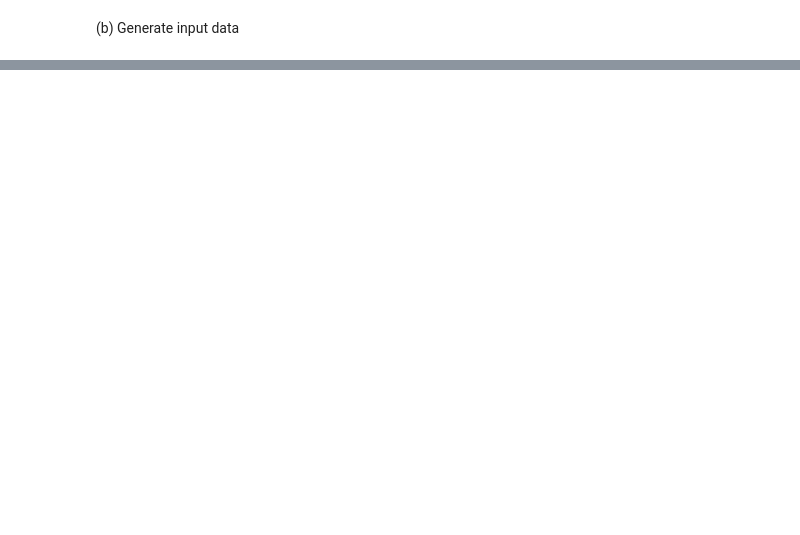
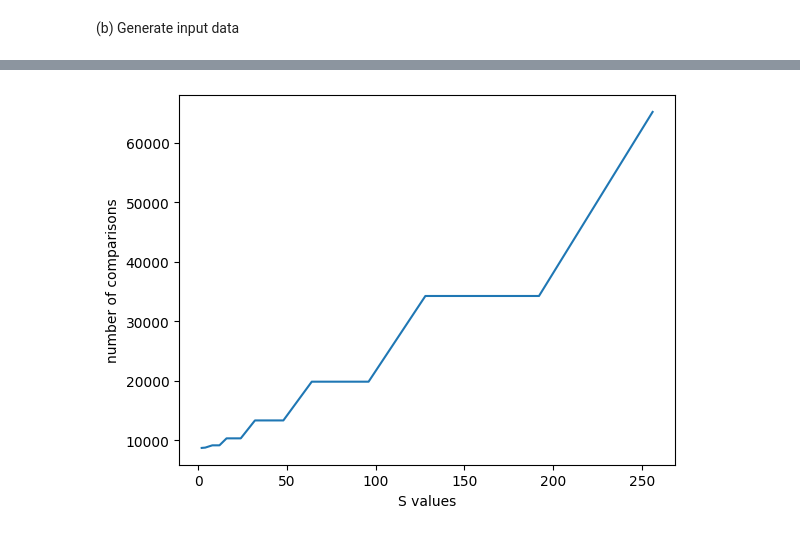
Before and after one commit to Shoterjust/SC2001-Projects, a Jupyter notebook: Project 1/SMAC_grp4.ipynb, the cells around one changed output, grey strips where cells are left out. Saved outputs shown, nothing was run; the diff lists cells and outputs as text; code cells hidden in the pictures; blank space fills up the shorter version.

```diff
--- a/Project 1/SMAC_grp4.ipynb
+++ b/Project 1/SMAC_grp4.ipynb
@@ -14,26 +25,27 @@ def insertion_sort(n):
                 break
     return n
 # %%
-def merge(left, right):
+def merge(left, right,cnt:Counter):
     result = []
     i = j = 0
 
     while i < len(left) and j < len(right):
-        if left[i] <= right[i]:
+        cnt.add(1)
+        if left[i] <= right[j]:
             result.append(left[i])
             i += 1
         else:
             result.append(right[j])
             j += 1
-        result.extend(left[i:])
-        result.extend(right[j:])
+    result.extend(left[i:])
+    result.extend(right[j:])
     return result
 
-def merge_sort(n):
+def merge_sort(n,cnt:Counter):
     if len(n) <= 1:
         return n
     mid = len(n) // 2
-    left = merge_sort(n[:mid])
-    right = merge_sort(n[mid:])
-    return merge(left,right)
+    left = merge_sort(n[:mid],cnt)
+    right = merge_sort(n[mid:],cnt)
+    return merge(left,right,cnt)
 # %%
@@ -63,0 +120,17 @@ if __name__ == "__main__":
+# %%
+def part_c_ii(): #fix n, vary S
+  Ss = [2, 4, 8, 12, 16, 24, 32, 48, 64, 96, 128, 192, 256]
+  comp_arr = []
+  for S in Ss:
+    cnt_h = Counter()
+    arr = random_array(1000,10,1000)
+    hybrid_sort(arr,S,cnt_h)
+    comp_arr.append(cnt_h.c)
+
+  plt.xlabel("S values")
+  plt.ylabel("number of comparisons")
+  plt.plot(Ss, comp_arr)
+# %%
+part_c_ii()
+# %% [output]
+[figure, added]
```
Also changed, not shown: parts of 20 cells of this notebook.
